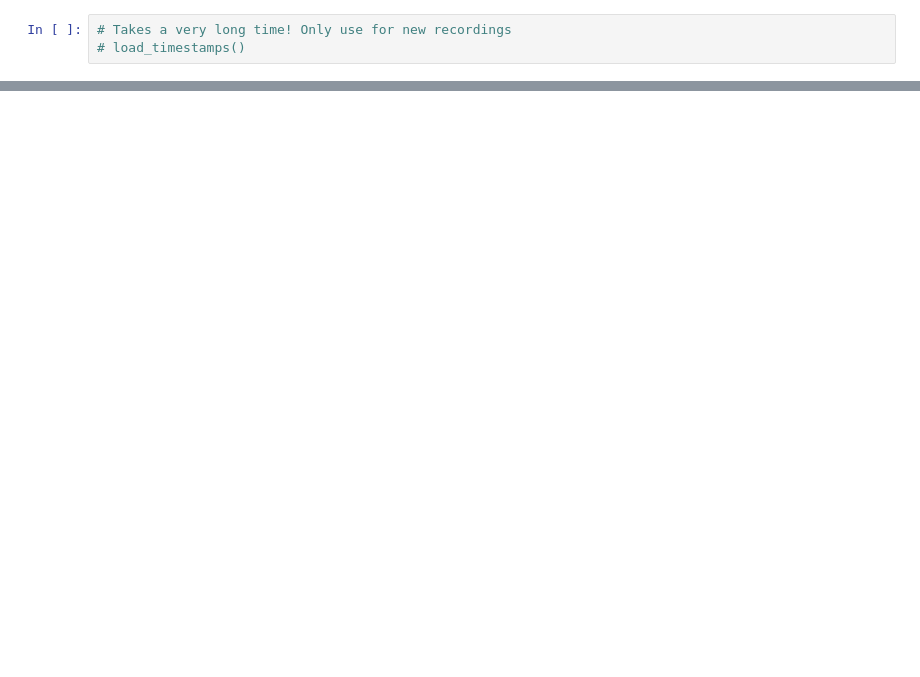
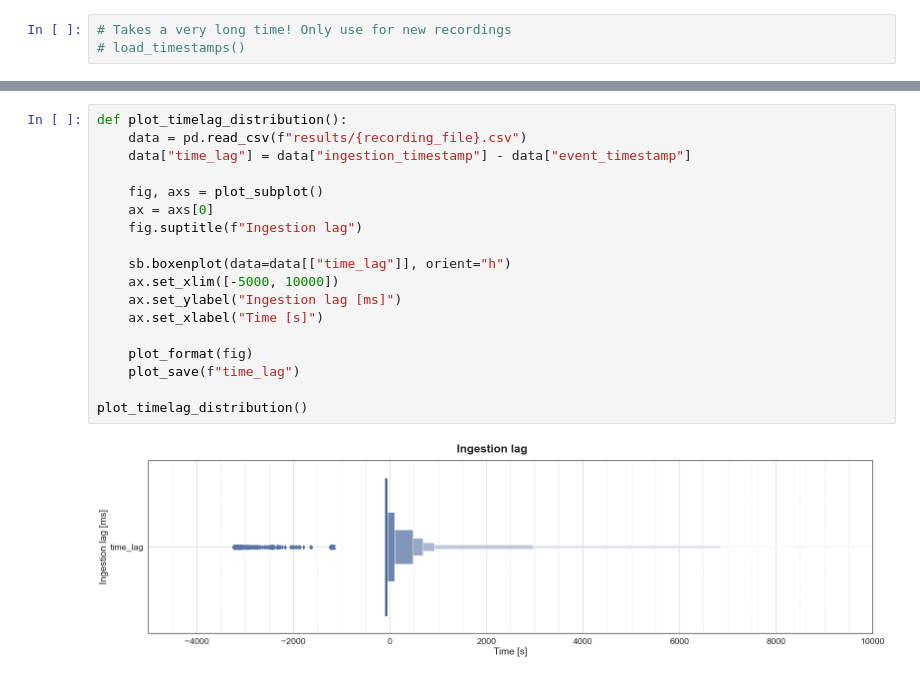
Before and after one commit to DominikStiller/ptinsight, a Jupyter notebook: app/analysis/inputs/inputs.ipynb, the cells around one changed output, grey strips where cells are left out. Saved outputs shown, nothing was run; the diff lists cells and outputs as text; blank space fills up the shorter version.

```diff
--- a/app/analysis/inputs/inputs.ipynb
+++ b/app/analysis/inputs/inputs.ipynb
@@ -97,0 +160,20 @@ plot_timestamps()
+# %%
+def plot_timelag_distribution():
+    data = pd.read_csv(f"results/{recording_file}.csv")
+    data["time_lag"] = data["ingestion_timestamp"] - data["event_timestamp"]
+
+    fig, axs = plot_subplot()
+    ax = axs[0]
+    fig.suptitle(f"Ingestion lag")
+
+    sb.boxenplot(data=data[["time_lag"]], orient="h")
+    ax.set_xlim([-5000, 10000])
+    ax.set_ylabel("Ingestion lag [ms]")
+    ax.set_xlabel("Time [s]")
+
+    plot_format(fig)
+    plot_save(f"time_lag")
+
+plot_timelag_distribution()
+# %% [output]
+[figure, added]
```
Also changed, not shown: parts of 6 cells of this notebook, 14 other files.
